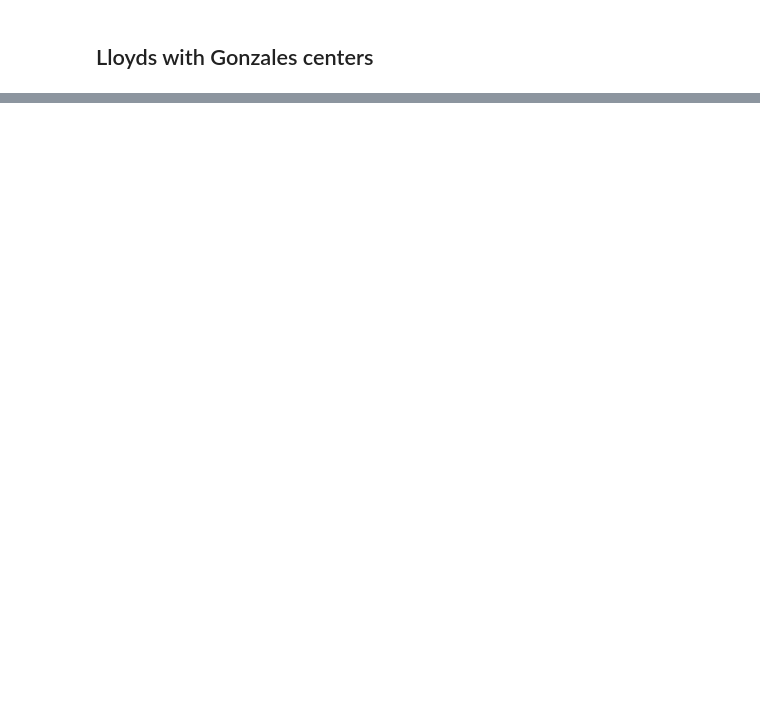
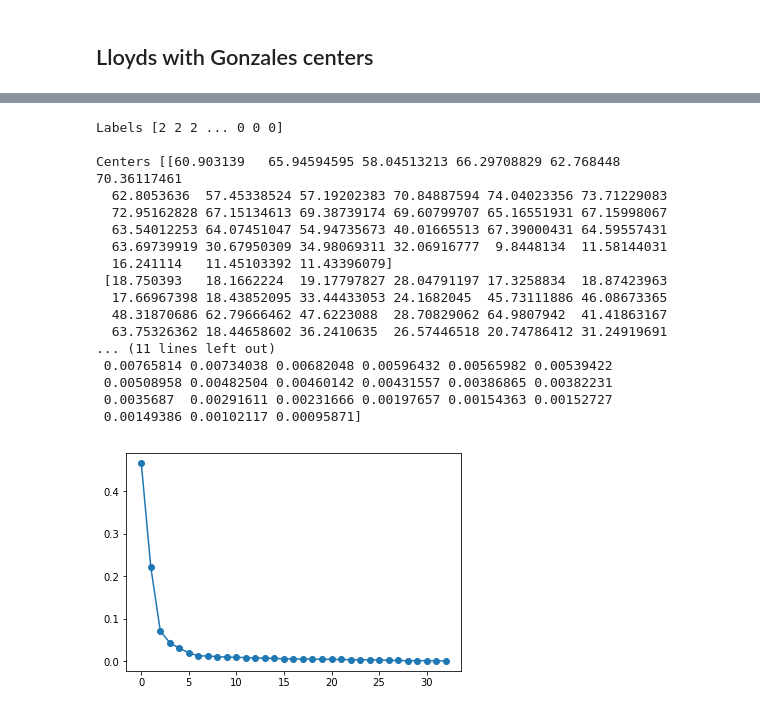
Before and after one commit to kirangadhave/datamining-class-project, a Jupyter notebook: Clustering.ipynb, the cells around one changed output, grey strips where cells are left out. Saved outputs shown, nothing was run; the diff lists cells and outputs as text; code cells hidden in the pictures; blank space fills up the shorter version.

```diff
--- a/Clustering.ipynb
+++ b/Clustering.ipynb
@@ -222,0 +268,37 @@ plot_clusters(ll_g_clusters)
+# %%
+kmeans = KMeans(n_clusters=3).fit(vectorized_players)
+
+pca = PCA()
+
+pca_dataset = pca.fit_transform(vectorized_players)
+
+cdict = mpl.colors.ListedColormap(['red', 'green', 'blue', 'gray'])
+
+
+print()
+print("Labels", kmeans.labels_)
+print()
+print("Centers", kmeans.cluster_centers_)
+print()
+print(pca.explained_variance_ratio_)
+plt.plot(range(len(vectorized_players[0])), pca.explained_variance_ratio_, '-o')
+plt.show()
+# %% [output]
+Labels [2 2 2 ... 0 0 0]
+
+Centers [[60.903139   65.94594595 58.04513213 66.29708829 62.768448   70.36117461
+  62.8053636  57.45338524 57.19202383 70.84887594 74.04023356 73.71229083
+  72.95162828 67.15134613 69.38739174 69.60799707 65.16551931 67.15998067
+  63.54012253 64.07451047 54.94735673 40.01665513 67.39000431 64.59557431
+  63.69739919 30.67950309 34.98069311 32.06916777  9.8448134  11.58144031
+  16.241114   11.45103392 11.43396079]
+ [18.750393   18.1662224  19.17797827 28.04791197 17.3258834  18.87423963
+  17.66967398 18.43852095 33.44433053 24.1682045  45.73111886 46.08673365
+  48.31870686 62.79666462 47.6223088  28.70829062 64.9807942  41.41863167
+  63.75326362 18.44658602 36.2410635  26.57446518 20.74786412 31.24919691
+... (11 lines left out)
+ 0.00765814 0.00734038 0.00682048 0.00596432 0.00565982 0.00539422
+ 0.00508958 0.00482504 0.00460142 0.00431557 0.00386865 0.00382231
+ 0.0035687  0.00291611 0.00231666 0.00197657 0.00154363 0.00152727
+ 0.00149386 0.00102117 0.00095871]
+[figure, added]
```
Also changed, not shown: parts of 11 cells of this notebook, 3 other files.
